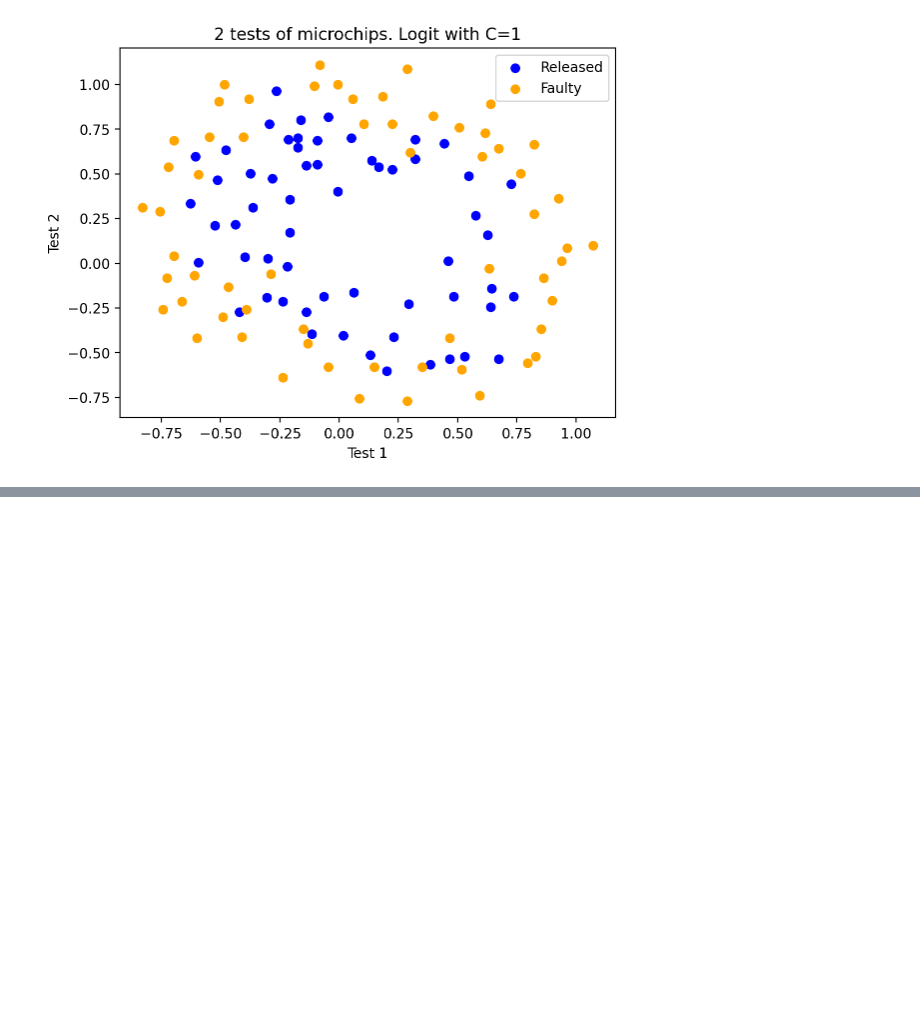
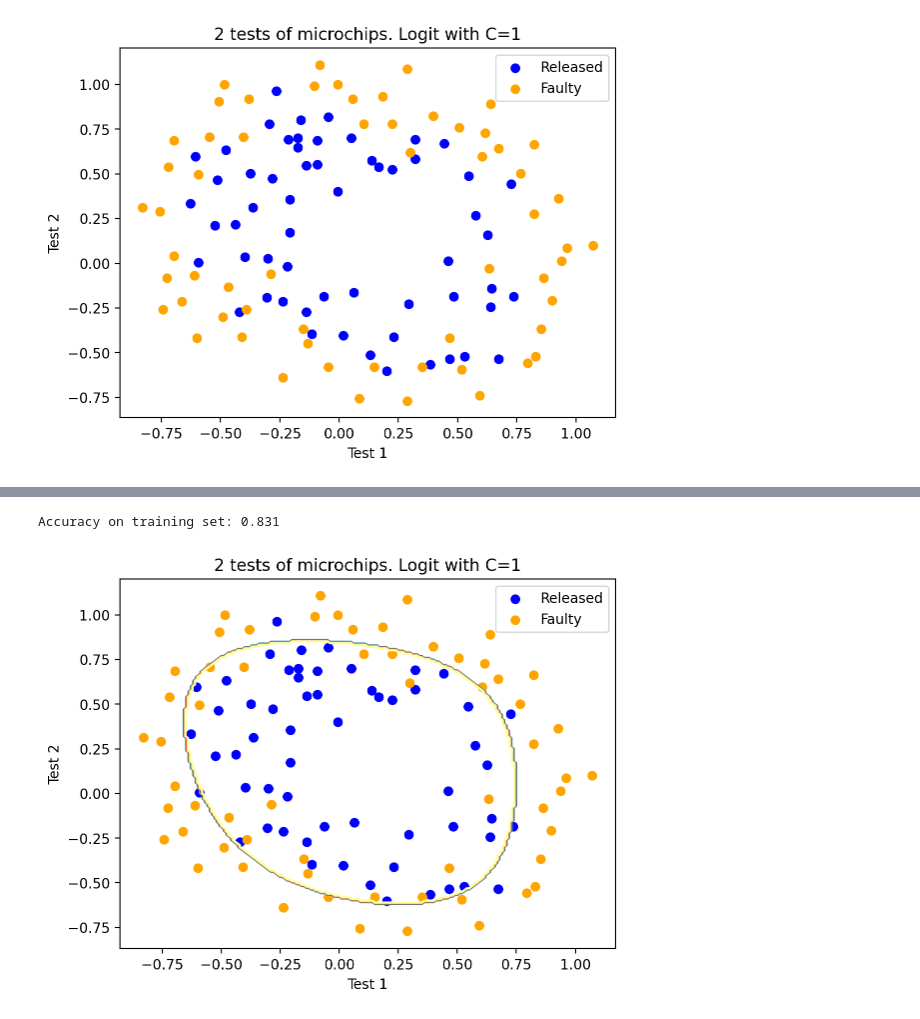
Before and after one commit to rahulrajesh131999/ai-ml-dl-journey, a Jupyter notebook: topic4/Logistic Regression Regularization/logistic-regression-regularization.ipynb, the cells around one changed output, grey strips where cells are left out. Saved outputs shown, nothing was run; the diff lists cells and outputs as text; code cells hidden in the pictures; blank space fills up the shorter version.

```diff
--- a/topic4/Logistic Regression Regularization/logistic-regression-regularization.ipynb
+++ b/topic4/Logistic Regression Regularization/logistic-regression-regularization.ipynb
@@ -141,0 +185,20 @@ plt.legend()
+# %%
+# C = 1
+
+C = 1
+logit = LogisticRegression(C=C, random_state=17)
+logit.fit(X_poly,y)
+
+plot_boundary(logit, X, y,  grid_step=0.01, poly_featurizer=poly)
+
+plt.scatter(X[y == 1, 0], X[y == 1, 1], c="blue", label="Released")
+plt.scatter(X[y == 0, 0], X[y == 0, 1], c="orange", label="Faulty")
+plt.xlabel("Test 1")
+plt.ylabel("Test 2")
+plt.title("2 tests of microchips. Logit with C=%s" % C)
+plt.legend()
+
+print("Accuracy on training set:", round(logit.score(X_poly, y), 3))
+# %% [output]
+Accuracy on training set: 0.831
+[figure, added]
```
Also changed, not shown: parts of 12 cells of this notebook, 3 other files.
